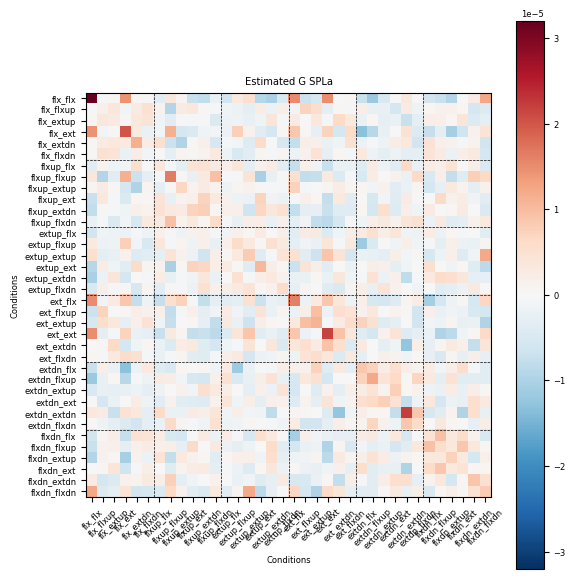
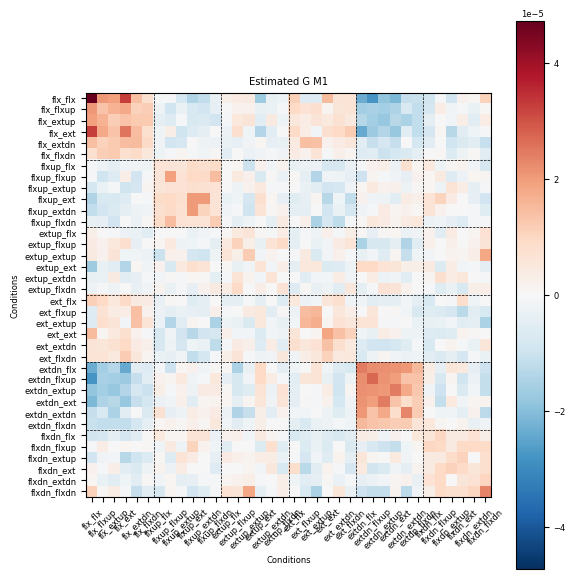
Code edit (unified diff) that turned the first committed figure into the second:
--- before
+++ after
@@ -1,4 +1,4 @@
 regions = ['M1','S1','PMd','PMv','SMA','SPLa','SPLp','V1']
-region = 'SPLa'
+region = 'M1'
 
 labels = ['flx_flx',    'flx_flxup',   'flx_extup',   'flx_ext',   'flx_extdn',   'flx_flxdn',
@@ -27,26 +27,4 @@
                                             X=pcm.matrix.indicator(D[i].obs_descriptors['part_vec']))
 
-# plot every single G:
-# for i in range(N):
-#     plt.rcParams.update({'font.size': 6})
-#     # visualize the estimated G:
-#     G_i = G_hat[i]
-#     plt.figure(figsize=(6,6))
-#     vmin = -np.max(np.abs(G_i))
-#     vmax = np.max(np.abs(G_i))
-#     plt.imshow(G_i, cmap='RdBu_r', vmin=vmin, vmax=vmax)
-#     # draw lines every 6 conitions:
-#     for i in range(1,6):
-#         plt.axhline(y=i*6-0.5, color='black', linestyle='--', linewidth=0.5)
-#         plt.axvline(x=i*6-0.5, color='black', linestyle='--', linewidth=0.5)
-#     plt.colorbar()
-#     plt.title(f'Subject {i+1} Estimated G {region}')
-#     plt.xlabel('Conditions')
-#     plt.ylabel('Conditions')
-#     plt.xticks(ticks=np.arange(ncond), labels=labels, rotation=45)
-#     plt.yticks(ticks=np.arange(ncond), labels=labels)
-#     plt.tight_layout()
-#     plt.show()
-
 plt.rcParams.update({'font.size': 6})
 # visualize the estimated G:
@@ -71,24 +49,21 @@
 plt.show()
 
-# pick every 6by6 block from G_mean:
-# [0:6,0:6], [0:6,6:12], ..., [6:12,0:6], [6:12,6:12], ...
-# fig, axes = plt.subplots(6,6,figsize=(12,12))
-mean_tmp = np.zeros((6,6))
-for i in range(0,6):
-    for j in range(0,6):
-        tmp = np.zeros((6,6))
-        tmp = G_mean[i*6:(i+1)*6, j*6:(j+1)*6]
-        tmp = pcm.centering(6) @ tmp @ pcm.centering(6)
-        # ax = axes[i,j]
-        # vmin = -np.max(np.abs(tmp))
-        # vmax = np.max(np.abs(tmp))
-        # ax.imshow(tmp, cmap='RdBu_r', vmin=vmin, vmax=vmax)
-        mean_tmp+= tmp/36
-# plt.show()
-
-plt.figure(figsize=(2,2))
-vmin = -np.max(np.abs(mean_tmp))
-vmax = np.max(np.abs(mean_tmp))
-plt.imshow(mean_tmp, cmap='RdBu_r', vmin=vmin, vmax=vmax)
+# rdm:
+D_matrix = pcm.G_to_dist(G_mean)
+plt.figure(figsize=(6,6))
+vmin = -np.max(np.abs(D_matrix))
+vmax = np.max(np.abs(D_matrix))
+plt.imshow(D_matrix, cmap='RdBu_r', vmin=vmin, vmax=vmax)
+# draw lines every 6 conitions:
+for i in range(1,6):
+    plt.axhline(y=i*6-0.5, color='black', linestyle='--', linewidth=0.5)
+    plt.axvline(x=i*6-0.5, color='black', linestyle='--', linewidth=0.5)
+plt.colorbar()
+plt.title(f'Estimated D {region}')
+plt.xlabel('Conditions')
+plt.ylabel('Conditions')
+plt.xticks(ticks=np.arange(ncond), labels=labels, rotation=45)
+plt.yticks(ticks=np.arange(ncond), labels=labels)
+plt.tight_layout()
 plt.show()
 

Commit: update